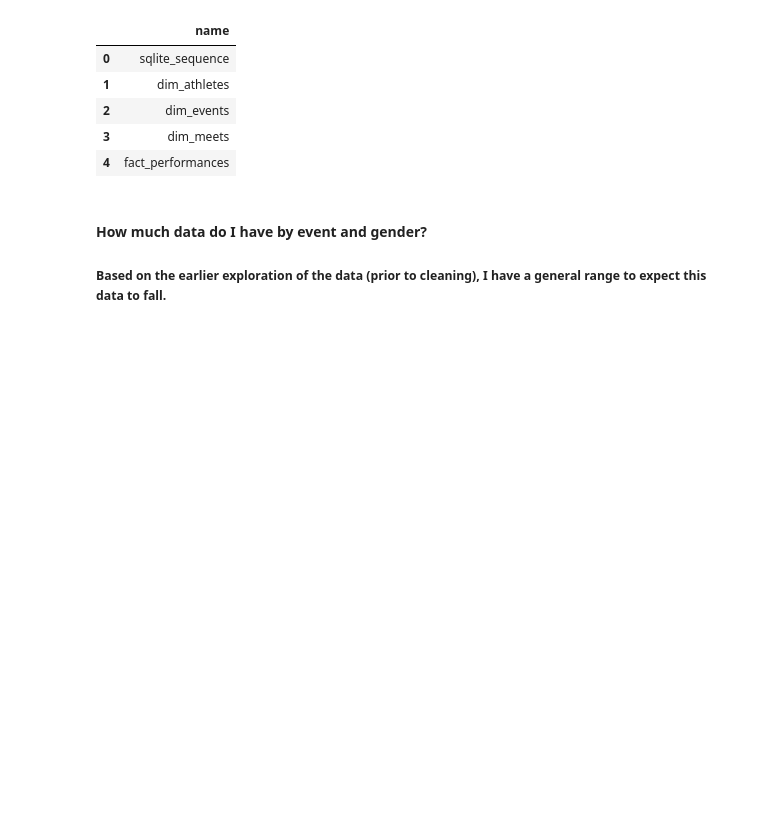
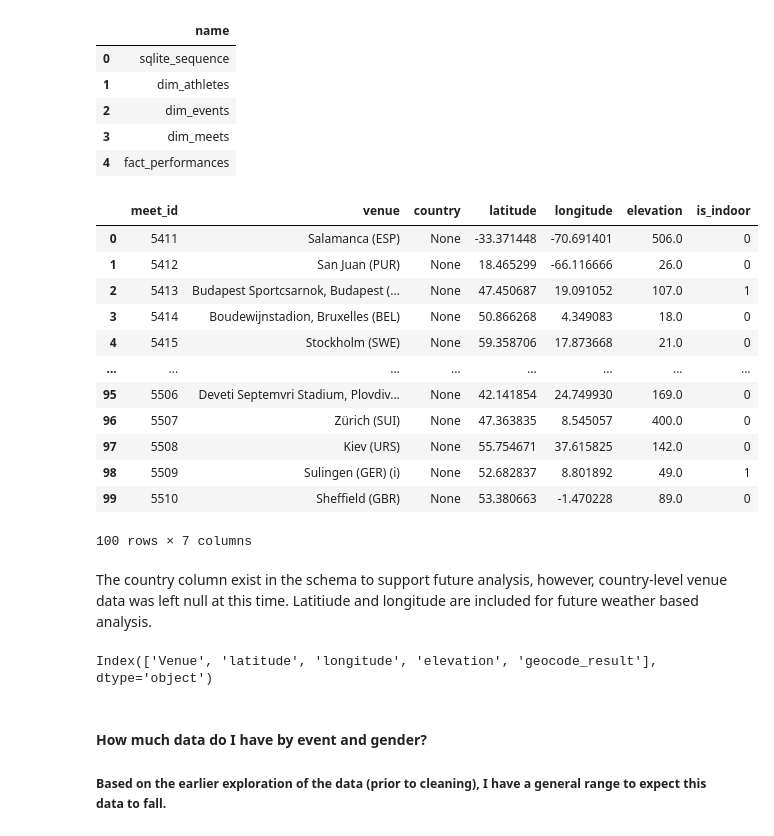
Before and after one commit to brit-tiny/track_and_field_junior_to_elite_capstone, a Jupyter notebook: notebooks/04_sql_analysis.ipynb, the cells around one changed output. Saved outputs shown, nothing was run; the diff lists cells and outputs as text; code cells hidden in the pictures; blank space fills up the shorter version.

```diff
--- a/notebooks/04_sql_analysis.ipynb
+++ b/notebooks/04_sql_analysis.ipynb
@@ -22,6 +22,33 @@ pd.read_sql(
 | 2 | dim_events |
 | 3 | dim_meets |
 | 4 | fact_performances |
+# %%
+pd.read_sql("""
+SELECT *
+FROM dim_meets
+LIMIT 100;
+""", conn)
+# %% [output]
+|  | meet_id | venue | country | latitude | longitude | elevation | is_indoor |
+| 0 | 5411 | Salamanca (ESP) | None | -33.371448 | -70.691401 | 506.0 | 0 |
+| 1 | 5412 | San Juan (PUR) | None | 18.465299 | -66.116666 | 26.0 | 0 |
+| 2 | 5413 | Budapest Sportcsarnok, Budapest (... | None | 47.450687 | 19.091052 | 107.0 | 1 |
+| 3 | 5414 | Boudewijnstadion, Bruxelles (BEL) | None | 50.866268 | 4.349083 | 18.0 | 0 |
+| 4 | 5415 | Stockholm (SWE) | None | 59.358706 | 17.873668 | 21.0 | 0 |
+| ... | ... | ... | ... | ... | ... | ... | ... |
+| 95 | 5506 | Deveti Septemvri Stadium, Plovdiv... | None | 42.141854 | 24.749930 | 169.0 | 0 |
+| 96 | 5507 | Zürich (SUI) | None | 47.363835 | 8.545057 | 400.0 | 0 |
+| 97 | 5508 | Kiev (URS) | None | 55.754671 | 37.615825 | 142.0 | 0 |
+| 98 | 5509 | Sulingen (GER) (i) | None | 52.682837 | 8.801892 | 49.0 | 1 |
+| 99 | 5510 | Sheffield (GBR) | None | 53.380663 | -1.470228 | 89.0 | 0 |
+100 rows × 7 columns
+# %% [markdown]
+The country column exist in the schema to support future analysis, however, country-level venue data was left null at this time. Latitiude and longitude are included for future weather based analysis.
+# %%
+venues_df = pd.read_csv("../data/interim/venues/geocoded_venues.csv")
+venues_df.columns
+# %% [output]
+Index(['Venue', 'latitude', 'longitude', 'elevation', 'geocode_result'], dtype='object')
 # %% [markdown]
 #### How much data do I have by event and gender?
 ##### Based on the earlier exploration of the data (prior to cleaning), I have a general range to expect this data to fall.
```
Also changed, not shown: parts of 4 cells of this notebook, 7 other files.
